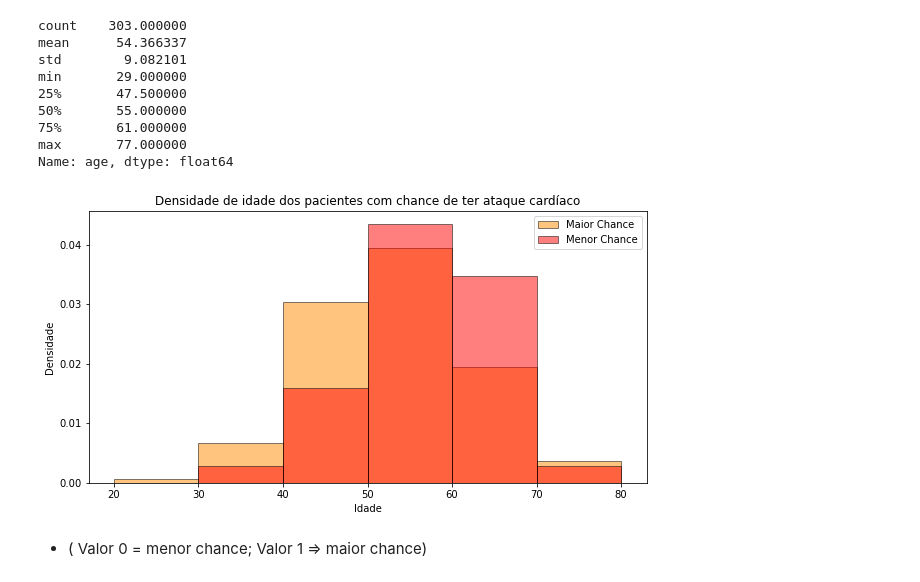
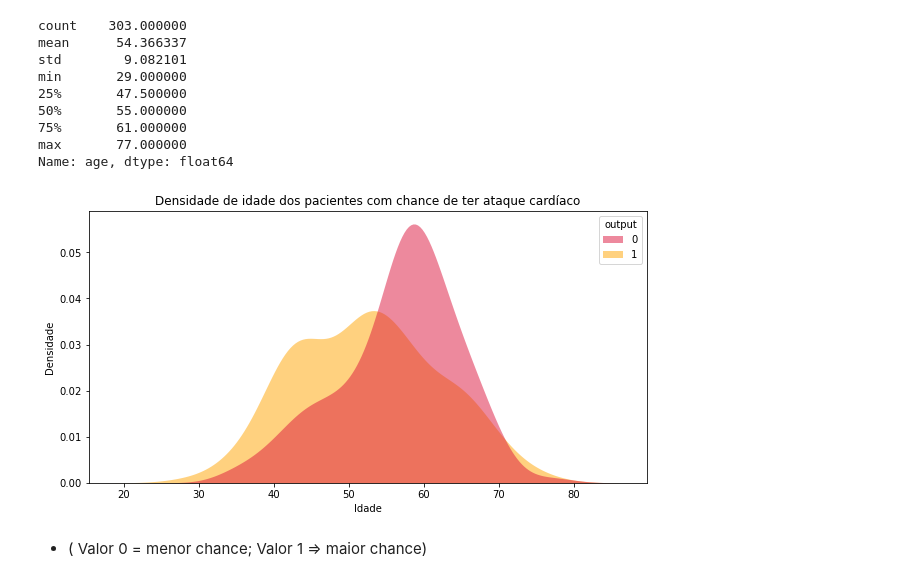
Before and after one commit to duddatorres/PROJETO-2, a Jupyter notebook: Projeto 2.ipynb, the cells around one changed output. Cells and saved outputs as stored; diff of their text form; code cells hidden in the pictures.

```diff
--- a/Projeto 2.ipynb
+++ b/Projeto 2.ipynb
@@ -154,25 +154,19 @@ min       29.000000
 max       77.000000
 Name: age, dtype: float64
 # %%
-idade_maior=maior_chance['age']
-idade_menor=menor_chance['age']
-
-plt.figure(figsize=(10, 5))
-
-faixa_idade = np.arange(20,90,10)
-
+fig = plt.figure(figsize=(10,5))
 plt.subplot(111)
-plt.hist(idade_maior, bins=faixa_idade, edgecolor='black', color='darkorange', density=True,alpha=0.5, label='Maior Chance')
-plt.hist(idade_menor, bins=faixa_idade, edgecolor='black', color='red', density=True,alpha=0.5, label='Menor Chance')
-plt.legend()
+sns.kdeplot(
+   data=dados, x="age", hue="output",
+   fill=True, common_norm=False, palette=['#DC143C','#FFA500'],
+   alpha=.5, linewidth=0
+)
 plt.title('Densidade de idade dos pacientes com chance de ter ataque cardíaco')
 plt.ylabel('Densidade')
 plt.xlabel('Idade')
-
-
 plt.show()
 # %% [output]
-[figure, old version]
+[figure, new version]
 # %% [markdown]
 * ( Valor 0 = menor chance; Valor 1 => maior chance)
 # %%
```
Also changed, not shown: parts of 15 cells of this notebook.
